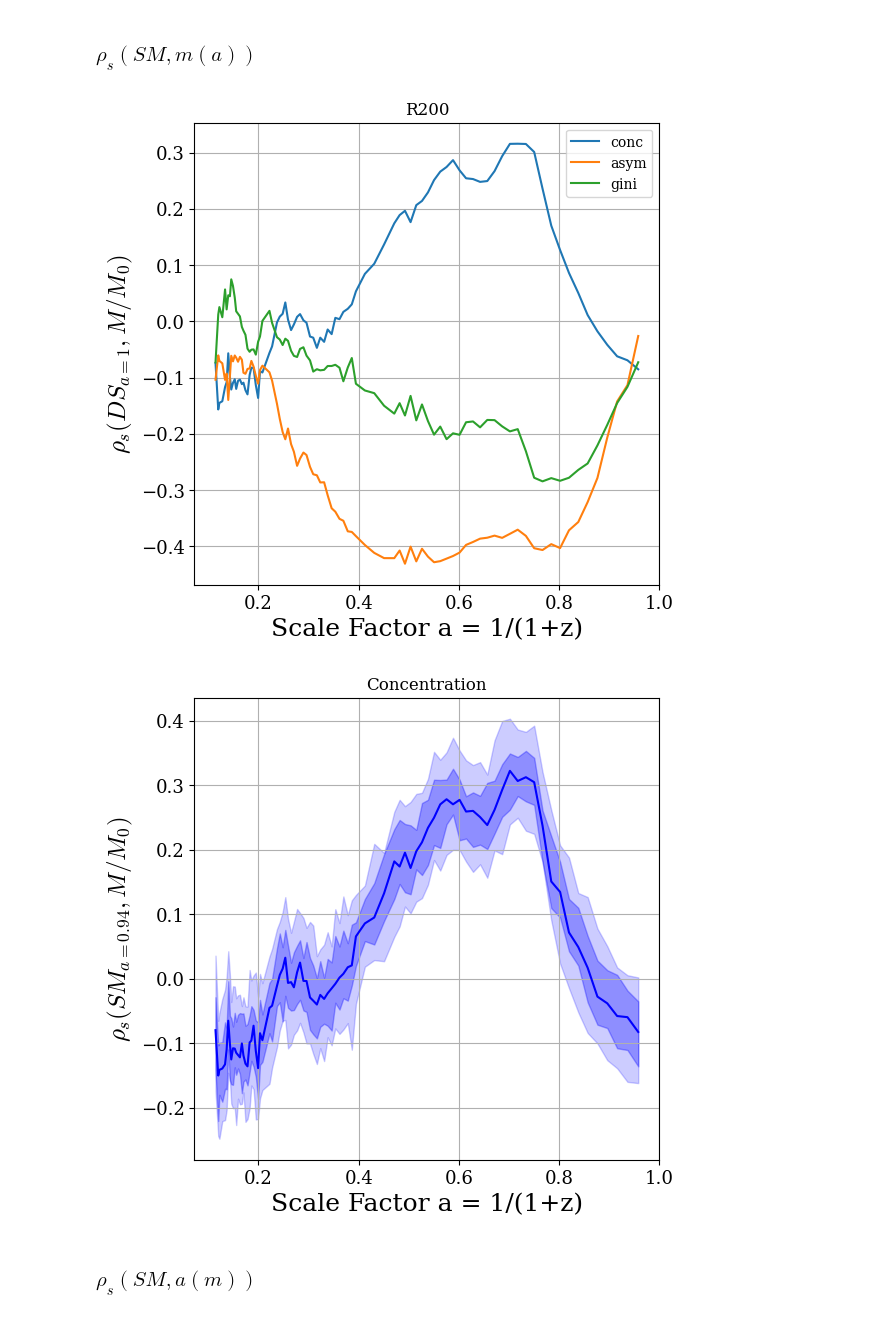
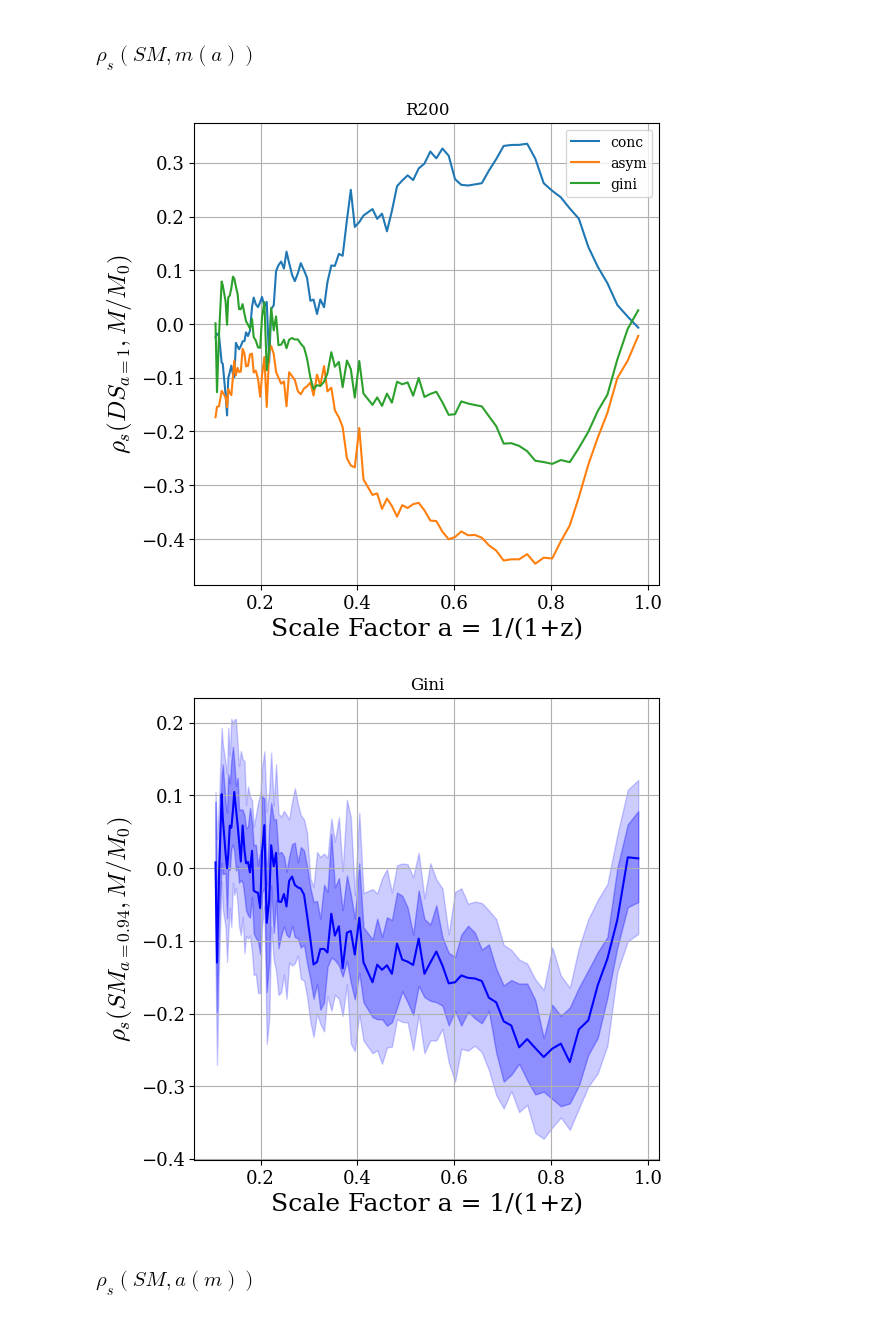
Before and after one commit to Kabelo-T/cluster_morph, a Jupyter notebook: cluster_morphs.ipynb, the cells around one changed output. Saved outputs shown, nothing was run; the diff lists cells and outputs as text; code cells hidden in the pictures.

```diff
--- a/cluster_morphs.ipynb
+++ b/cluster_morphs.ipynb
@@ -39,8 +40,9 @@ plt.show()
 # %% [markdown]
 ### $\rho_s(SM, m(a))$
 # %%
-sm_df = datutils.get_morphologies('results/gadgetx3k_205_1Mpc.csv')
-mah_df_dict = datutils.load_mah('data/gadgetx3k_20/AHFHaloHistory/')
+sm_df = futils.get_morphologies(
+    'results/gadgetx3k_140_rin50kpc_rout1Mpc_.csv')
+mah_df_dict = futils.get_mah_all('data/gadgetx3k_20/AHFHaloHistory/')
 # %%
 mah_sm_dict, corrs_list, filtered_z_list = corutils.build_ma_corrs(mah_df_dict, sm_df)
 z_array = np.array(filtered_z_list)
@@ -72,25 +74,25 @@ axs.grid()
 plt.legend()
 plt.show()
 # %% [output]
-[figure, old version]
+[figure, new version]
 # %%
-p10 = datutils.get_perc(mah_sm_dict, param='C', q=10)
-p25 = datutils.get_perc(mah_sm_dict, param='C', q=25)
-p50 = datutils.get_perc(mah_sm_dict, param='C', q=50)
-p75 = datutils.get_perc(mah_sm_dict, param='C', q=75)
-p90 = datutils.get_perc(mah_sm_dict, param='C', q=90)
+p10 = datutils.get_perc(mah_sm_dict, param='Gini', q=10)
+p25 = datutils.get_perc(mah_sm_dict, param='Gini', q=25)
+p50 = datutils.get_perc(mah_sm_dict, param='Gini', q=50)
+p75 = datutils.get_perc(mah_sm_dict, param='Gini', q=75)
+p90 = datutils.get_perc(mah_sm_dict, param='Gini', q=90)
 # %%
 fig, axs = plt.subplots(nrows=1, ncols=1, figsize=(6, 6))
-axs.set_title('Concentration')
+axs.set_title('Gini')
 axs.plot(aexp, p50, color='b')
 axs.fill_between(aexp, p10, p90, color='b', alpha=0.2)
 axs.fill_between(aexp, p25, p75, color='b', alpha=0.3)
 axs.set_xlabel('Scale Factor a = 1/(1+z)')
 axs.set_ylabel(r'$\rho_s (SM_{a=0.94}, M/M_0)$')
 axs.grid()
 plt.show()
 # %% [output]
-[figure, old version]
+[figure, new version]
 # %% [markdown]
 ### $\rho_s(SM, a(m))$
 # %%
```
Also changed, not shown: parts of 9 cells of this notebook, 7 other files.
